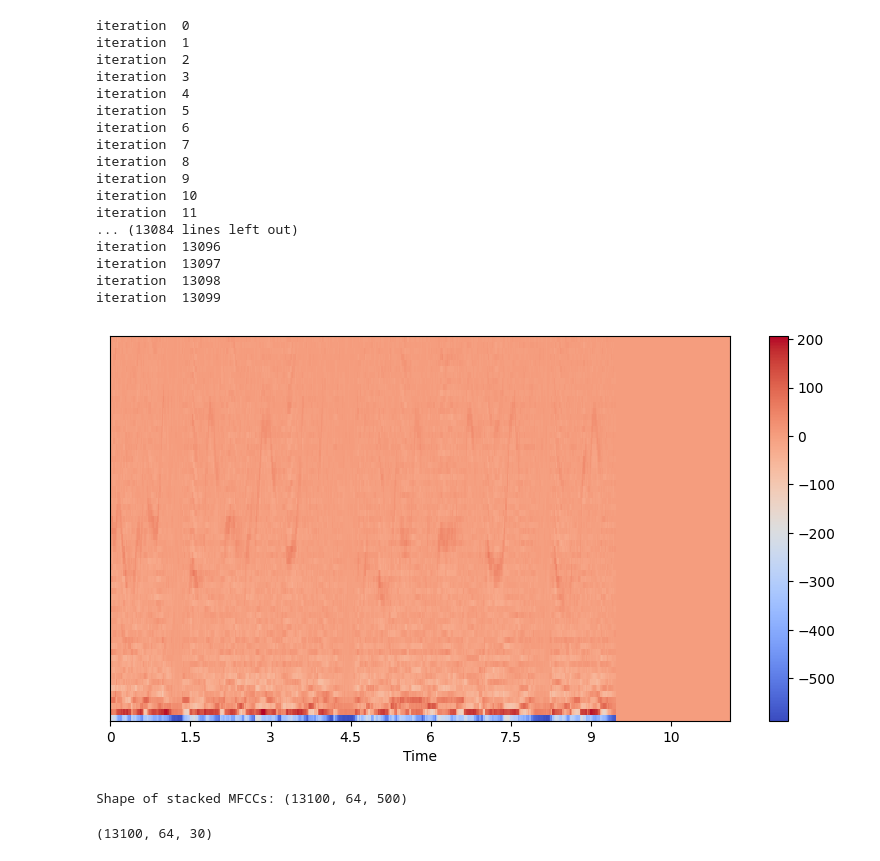
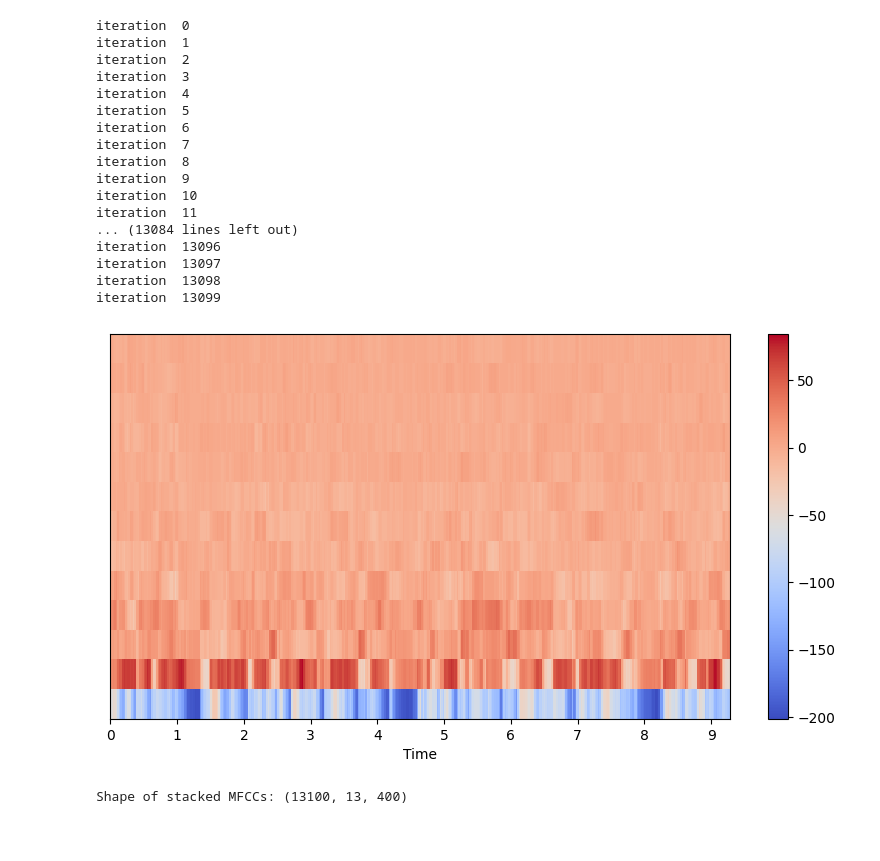
Before and after one commit to AbhijeetJ-512/ML_project, a Jupyter notebook: MFc/mfcc.ipynb, the cells around one changed output. Cells and saved outputs as stored; diff of their text form; code cells hidden in the pictures; blank space fills up the shorter version.

```diff
--- a/MFc/mfcc.ipynb
+++ b/MFc/mfcc.ipynb
@@ -201,7 +201,7 @@ for filename in os.listdir(audio_folder):
             n_fft=1024,
             window='hamming',
             hop_length=512,
-            n_mels=128,
+            n_mels=13,
         )
 
         # If the number of frames is less than desired_frames, zero-pad
@@ -218,35 +218,35 @@ for filename in os.listdir(audio_folder):
 
 # Stack all the MFCCs along a new axis (axis 0)
 stacked_mfccs = np.stack(mfcc_list, axis=0)
 
 # Visualize one of the results (for demonstration purposes)
 plt.figure(figsize=(10, 5))
 librosa.display.specshow(stacked_mfccs[0], x_axis="time")
 plt.colorbar()
 plt.show()
 
 # Display the shape of the stacked MFCCs
 print("Shape of stacked MFCCs:", stacked_mfccs.shape)
 # %% [output]
 iteration  0
 iteration  1
 iteration  2
 iteration  3
 iteration  4
 iteration  5
 iteration  6
 iteration  7
 iteration  8
 iteration  9
 iteration  10
 iteration  11
 ... (13084 lines left out)
 iteration  13096
 iteration  13097
 iteration  13098
 iteration  13099
-[figure, old version]
+[figure, new version]
-Shape of stacked MFCCs: (13100, 64, 500)
+Shape of stacked MFCCs: (13100, 13, 400)
 # %%
 np.save("data_40_500", stacked_mfccs)
 # %%
@@ -261,7 +261,5 @@ subset_data = stacked_mfccs[:, :,:num_intervals * interval_size:interval_size]
 
 # Checking the shape of the subset_data
 print(subset_data.shape)
-# %% [output]
-(13100, 64, 30)
 # %%
 np.save("../data/data_64_30",subset_data)
```
Also changed, not shown: 2 other files.
